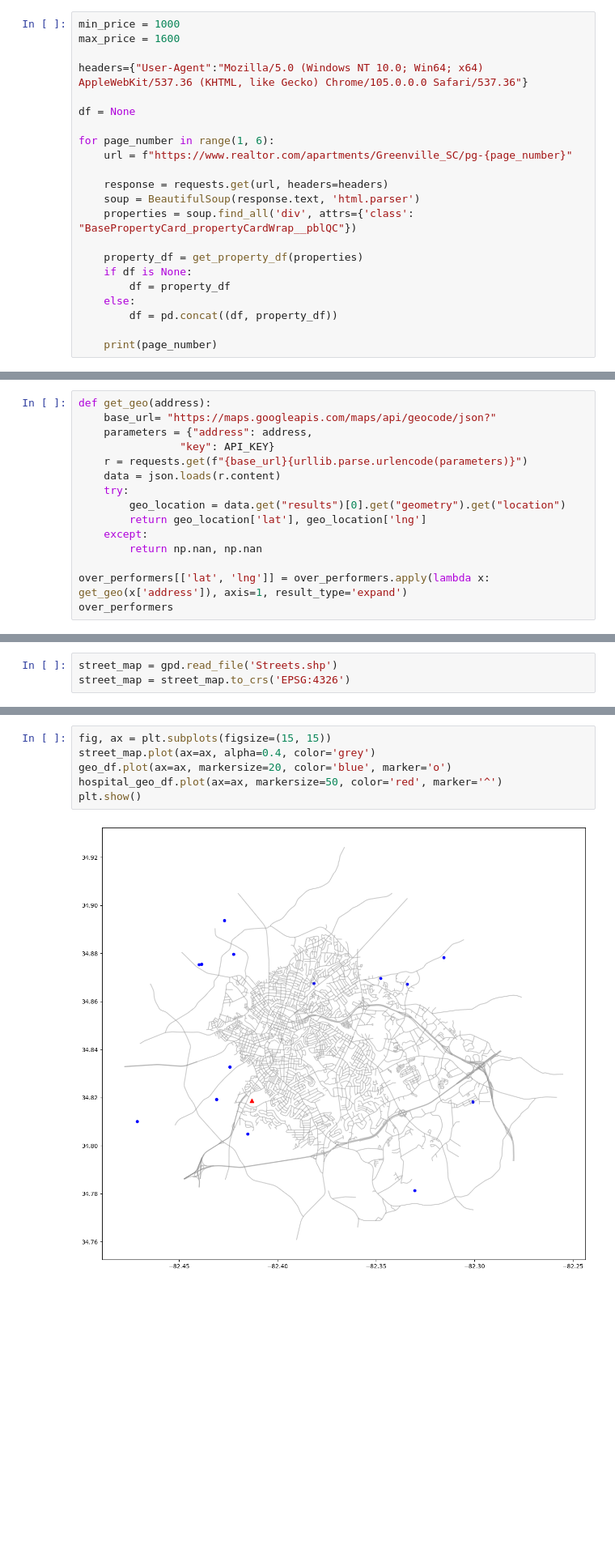
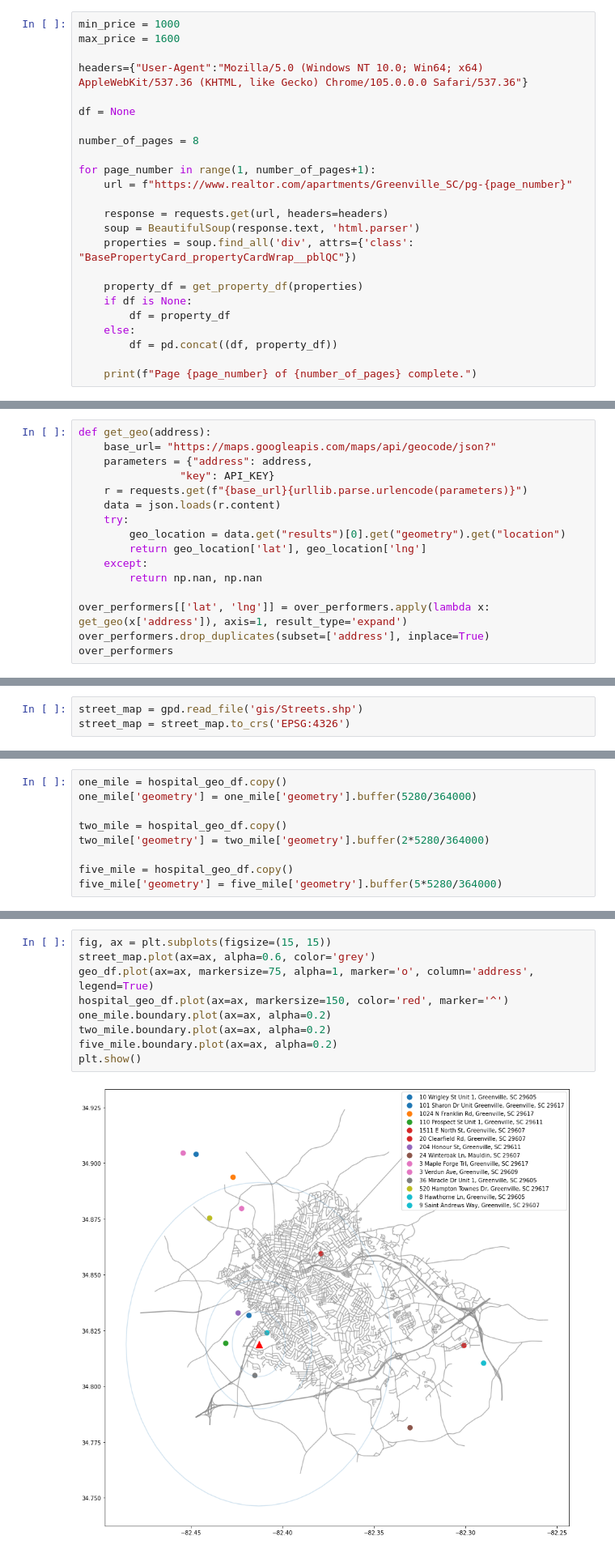
Before and after one commit to mbcalli/apartment-search, a Jupyter notebook: scrape.ipynb, the cells around one changed output, grey strips where cells are left out. Shown at 81% size. Drawn from its saved outputs; the diff is of its cells as text; blank space fills up the shorter version.

```diff
--- a/scrape.ipynb
+++ b/scrape.ipynb
@@ -151,7 +148,9 @@ headers={"User-Agent":"Mozilla/5.0 (Windows NT 10.0; Win64; x64) AppleWebKit/537
 
 df = None
 
-for page_number in range(1, 6):
+number_of_pages = 8
+
+for page_number in range(1, number_of_pages+1):
     url = f"https://www.realtor.com/apartments/Greenville_SC/pg-{page_number}"
 
     response = requests.get(url, headers=headers)
@@ -164,5 +163,5 @@ for page_number in range(1, 6):
     else:
         df = pd.concat((df, property_df))
 
-    print(page_number)
+    print(f"Page {page_number} of {number_of_pages} complete.")
 # %% [output]
@@ -283,4 +292,5 @@ def get_geo(address):
         return np.nan, np.nan
 
 over_performers[['lat', 'lng']] = over_performers.apply(lambda x: get_geo(x['address']), axis=1, result_type='expand')
+over_performers.drop_duplicates(subset=['address'], inplace=True)
 over_performers
@@ -287,5 +313,5 @@ over_performers
 # %%
-street_map = gpd.read_file('Streets.shp')
+street_map = gpd.read_file('gis/Streets.shp')
 street_map = street_map.to_crs('EPSG:4326')
 # %%
 geometry = [Point(xy) for xy in zip(over_performers['lng'], over_performers['lat'])]
@@ -321,3 +345,12 @@ hospital_geo_df
 # %% [output]
 |  | location | lat | lng | geometry |
 | 0 | Greenville Memorial Hospital | 34.818805 | -82.412976 | POINT (-82.41298 34.81881) |
+# %%
+one_mile = hospital_geo_df.copy()
+one_mile['geometry'] = one_mile['geometry'].buffer(5280/364000)
+
+two_mile = hospital_geo_df.copy()
+two_mile['geometry'] = two_mile['geometry'].buffer(2*5280/364000)
+
+five_mile = hospital_geo_df.copy()
+five_mile['geometry'] = five_mile['geometry'].buffer(5*5280/364000)
@@ -324,8 +363,11 @@ hospital_geo_df
 # %%
 fig, ax = plt.subplots(figsize=(15, 15))
-street_map.plot(ax=ax, alpha=0.4, color='grey')
-geo_df.plot(ax=ax, markersize=20, color='blue', marker='o')
-hospital_geo_df.plot(ax=ax, markersize=50, color='red', marker='^')
+street_map.plot(ax=ax, alpha=0.6, color='grey')
+geo_df.plot(ax=ax, markersize=75, alpha=1, marker='o', column='address', legend=True)
+hospital_geo_df.plot(ax=ax, markersize=150, color='red', marker='^')
+one_mile.boundary.plot(ax=ax, alpha=0.2)
+two_mile.boundary.plot(ax=ax, alpha=0.2)
+five_mile.boundary.plot(ax=ax, alpha=0.2)
 plt.show()
 # %% [output]
-[figure, old version]
+[figure, new version]
```
Also changed, not shown: parts of 14 cells of this notebook, 9 other files.
